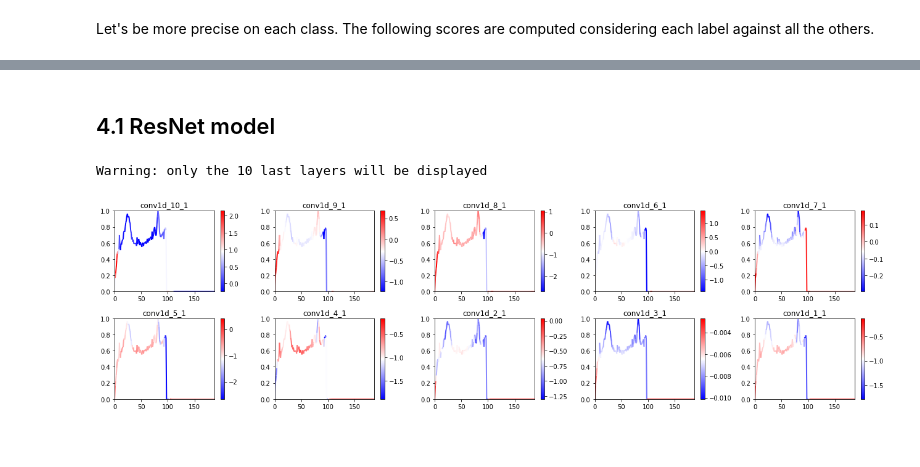
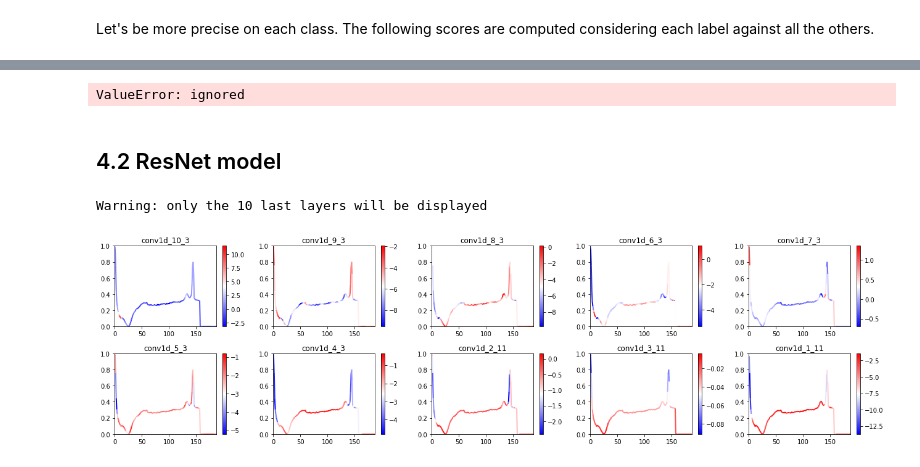
Before and after one commit to DatenBiene/Medical_Time_Series_Calssification, a Jupyter notebook: Transplant.ipynb, the cells around one changed output, grey strips where cells are left out. Cells and saved outputs as stored; diff of their text form; code cells hidden in the pictures.

```diff
--- a/Transplant.ipynb
+++ b/Transplant.ipynb
@@ -195,0 +377,3 @@ from interpretation.cam import *
+# %%
+cnn_model = tf.keras.models.load_model('outputs/output_1DCNN/best_model.hdf5',
+                                       custom_objects={'SWA': tfa.optimizers.SWA})
@@ -196,14 +382,26 @@ from interpretation.cam import *
 # %%
+ypred = np.argmax(cnn_model.predict(xtest),axis=1)
 not_normal = []
 for i in range(len(ypred)):
     if not ypred[i]==0:
         not_normal.append(i)
+# %%
+%matplotlib inline
+display_conv_activations(cnn_model,xtest[not_normal[0]])
+# %% [output]
+ValueError: ignored
 # %% [markdown]
-## 4.1 ResNet model
+## 4.2 ResNet model
 # %%
-resnet_model = tf.keras.models.load_model('output_resnet/best_model.hdf5')
+resnet_model = tf.keras.models.load_model('outputs/output_resnet/best_model.hdf5')
+# %%
+ypred = np.argmax(resnet_model.predict(xtest),axis=1)
+not_normal = []
+for i in range(len(ypred)):
+    if not ypred[i]==0:
+        not_normal.append(i)
 # %%
-display_conv_activations(resnet_model,xval_r[not_normal[0]])
+display_conv_activations(resnet_model,xtest[not_normal[0]])
 # %% [output]
 Warning: only the 10 last layers will be displayed
-[figure, old version]
+[figure, new version]
```
Also changed, not shown: parts of 53 cells of this notebook, 2 other files.
